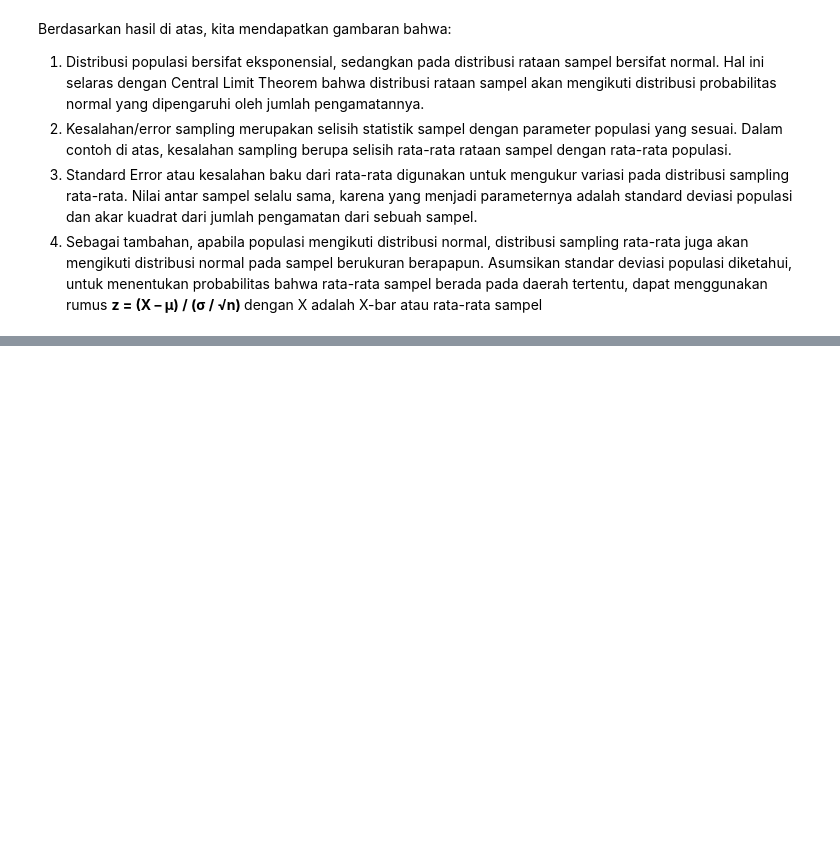
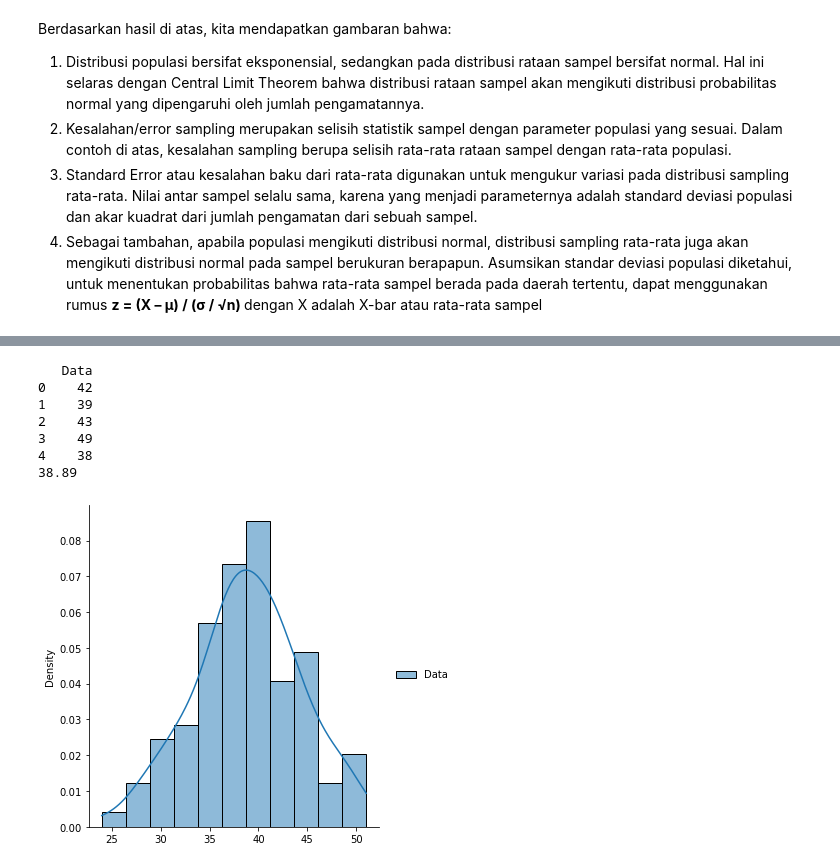
Before and after one commit to hanafication/Statistika, a Jupyter notebook: Buku_1/Jilid_1.ipynb, the cells around one changed output, grey strips where cells are left out. Cells and saved outputs as stored; diff of their text form; code cells hidden in the pictures; blank space fills up the shorter version.

```diff
--- a/Buku_1/Jilid_1.ipynb
+++ b/Buku_1/Jilid_1.ipynb
@@ -690,0 +713,17 @@ Berdasarkan hasil di atas, kita mendapatkan gambaran bahwa:
+# %%
+#Mencoba menghitung CI dengan data series data yang merupakan distribusi normal
+print(data.head())
+print(data.Data.mean())
+
+#plot
+sns.displot(data, kde = True, stat = 'density')
+plt.show()
+# %% [output]
+   Data
+0    42
+1    39
+2    43
+3    49
+4    38
+38.89
+[figure, added]
```
Also changed, not shown: parts of 49 cells of this notebook.
